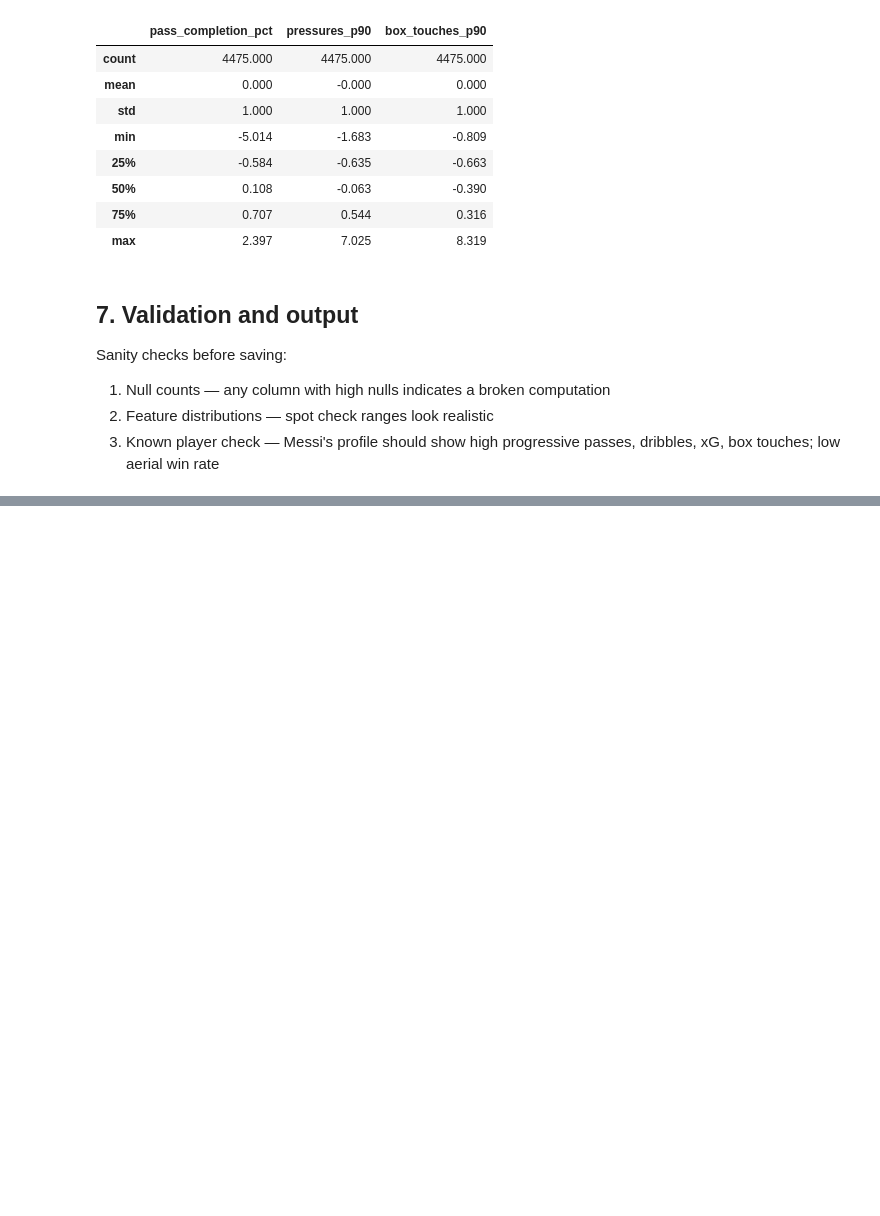
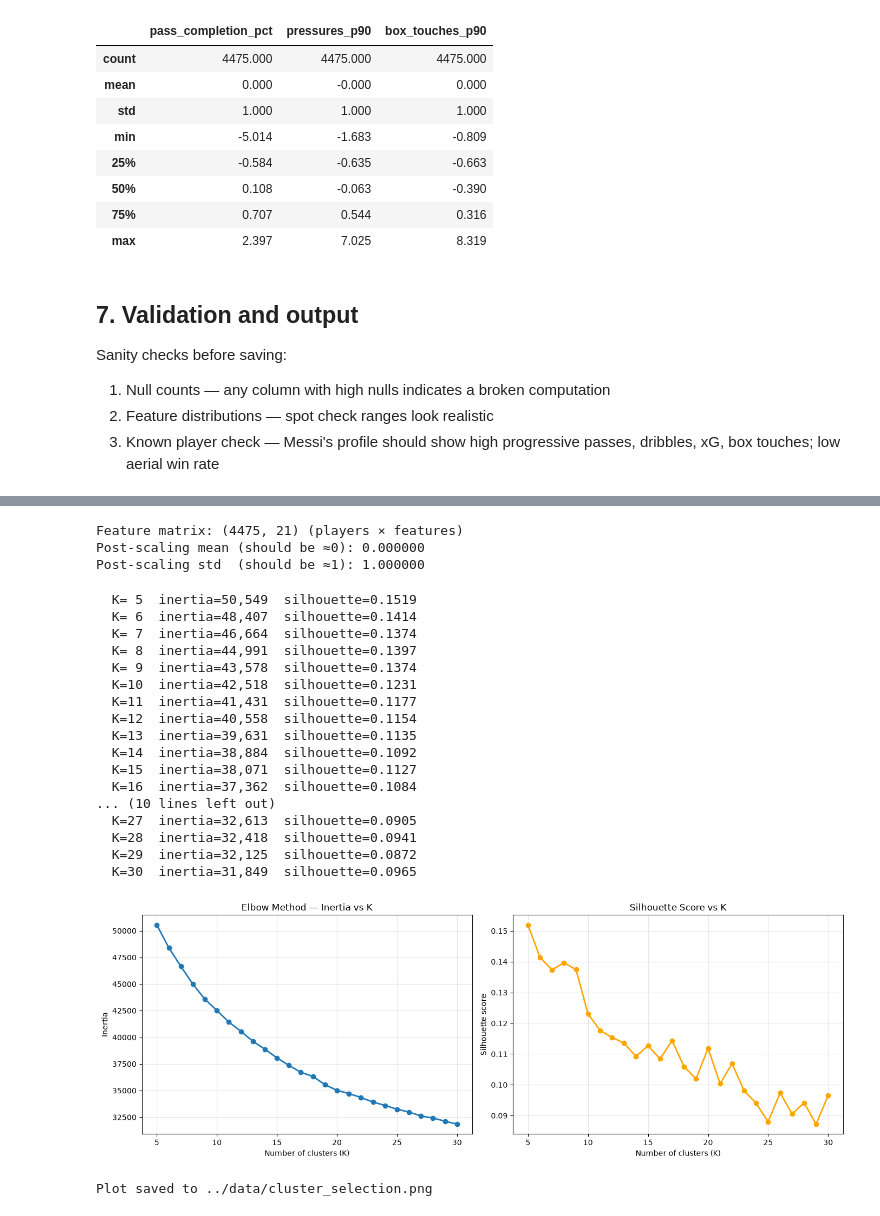
Before and after one commit to elwakeel91/football-scouting-tool, a Jupyter notebook: notebooks/02_feature_engineering.ipynb, the cells around one changed output, grey strips where cells are left out. Saved outputs shown, nothing was run; the diff lists cells and outputs as text; code cells hidden in the pictures; blank space fills up the shorter version.

```diff
--- a/notebooks/02_feature_engineering.ipynb
+++ b/notebooks/02_feature_engineering.ipynb
@@ -690,0 +742,77 @@ print(f"Saved player_profiles.csv — {len(profiles):,} players, {profiles.shape
+# %%
+from sklearn.preprocessing import StandardScaler
+
+# Load from disk in case this section is run independently
+if 'profiles' not in dir() or len(profiles) == 0:
+    profiles = pd.read_csv('../data/player_profiles.csv')
+
+FEATURE_COLS = [c for c in profiles.columns
+                if c not in ('player_id', 'player_name', 'team_name', 'era', 'minutes_played')]
+
+X = profiles[FEATURE_COLS].values
+
+scaler = StandardScaler()
+X_scaled = scaler.fit_transform(X)
+
+print(f"Feature matrix: {X_scaled.shape} (players × features)")
+print(f"Post-scaling mean (should be ≈0): {X_scaled.mean():.6f}")
+print(f"Post-scaling std  (should be ≈1): {X_scaled.std():.6f}")
+# %% [output]
+Feature matrix: (4475, 21) (players × features)
+Post-scaling mean (should be ≈0): 0.000000
+Post-scaling std  (should be ≈1): 1.000000
+# %%
+import matplotlib.pyplot as plt
+from sklearn.cluster import KMeans
+from sklearn.metrics import silhouette_score
+
+K_RANGE = range(5, 31)
+inertias    = []
+silhouettes = []
+
+for k in K_RANGE:
+    km = KMeans(n_clusters=k, random_state=42, n_init=10)
+    labels = km.fit_predict(X_scaled)
+    inertias.append(km.inertia_)
+    silhouettes.append(silhouette_score(X_scaled, labels, sample_size=2000, random_state=42))
+    print(f"  K={k:2d}  inertia={km.inertia_:,.0f}  silhouette={silhouettes[-1]:.4f}")
+
+# --- Plots ---
+fig, (ax1, ax2) = plt.subplots(1, 2, figsize=(14, 5))
+
+ax1.plot(list(K_RANGE), inertias, marker='o', linewidth=2)
+ax1.set_title('Elbow Method — Inertia vs K')
+ax1.set_xlabel('Number of clusters (K)')
+ax1.set_ylabel('Inertia')
+ax1.grid(True, alpha=0.3)
+
+ax2.plot(list(K_RANGE), silhouettes, marker='o', linewidth=2, color='orange')
+ax2.set_title('Silhouette Score vs K')
+ax2.set_xlabel('Number of clusters (K)')
+ax2.set_ylabel('Silhouette score')
+ax2.grid(True, alpha=0.3)
+
+plt.tight_layout()
+plt.savefig('../data/cluster_selection.png', dpi=150, bbox_inches='tight')
+plt.show()
+print("Plot saved to ../data/cluster_selection.png")
+# %% [output]
+  K= 5  inertia=50,549  silhouette=0.1519
+  K= 6  inertia=48,407  silhouette=0.1414
+  K= 7  inertia=46,664  silhouette=0.1374
+  K= 8  inertia=44,991  silhouette=0.1397
+  K= 9  inertia=43,578  silhouette=0.1374
+  K=10  inertia=42,518  silhouette=0.1231
+  K=11  inertia=41,431  silhouette=0.1177
+  K=12  inertia=40,558  silhouette=0.1154
+  K=13  inertia=39,631  silhouette=0.1135
+  K=14  inertia=38,884  silhouette=0.1092
+  K=15  inertia=38,071  silhouette=0.1127
+  K=16  inertia=37,362  silhouette=0.1084
+... (10 lines left out)
+  K=27  inertia=32,613  silhouette=0.0905
+  K=28  inertia=32,418  silhouette=0.0941
+  K=29  inertia=32,125  silhouette=0.0872
+  K=30  inertia=31,849  silhouette=0.0965
+[figure, added]
+Plot saved to ../data/cluster_selection.png
```
Also changed, not shown: parts of 12 cells of this notebook.
